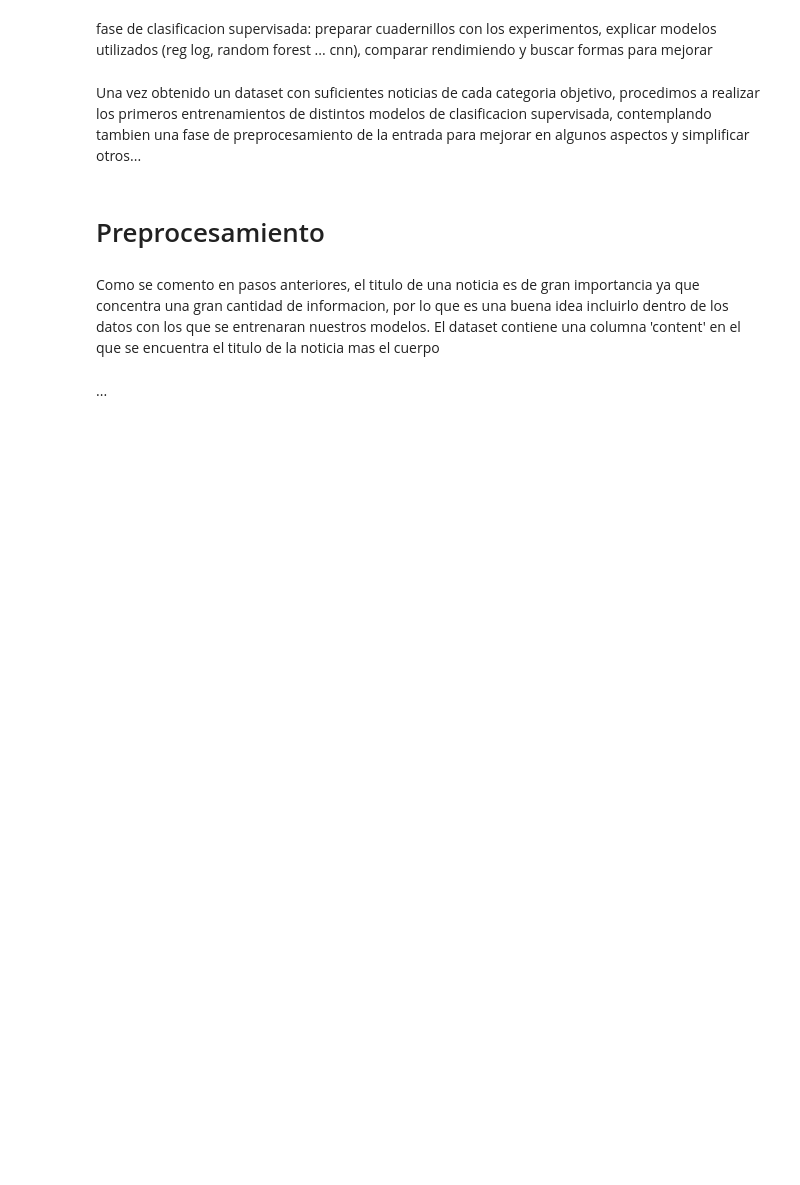
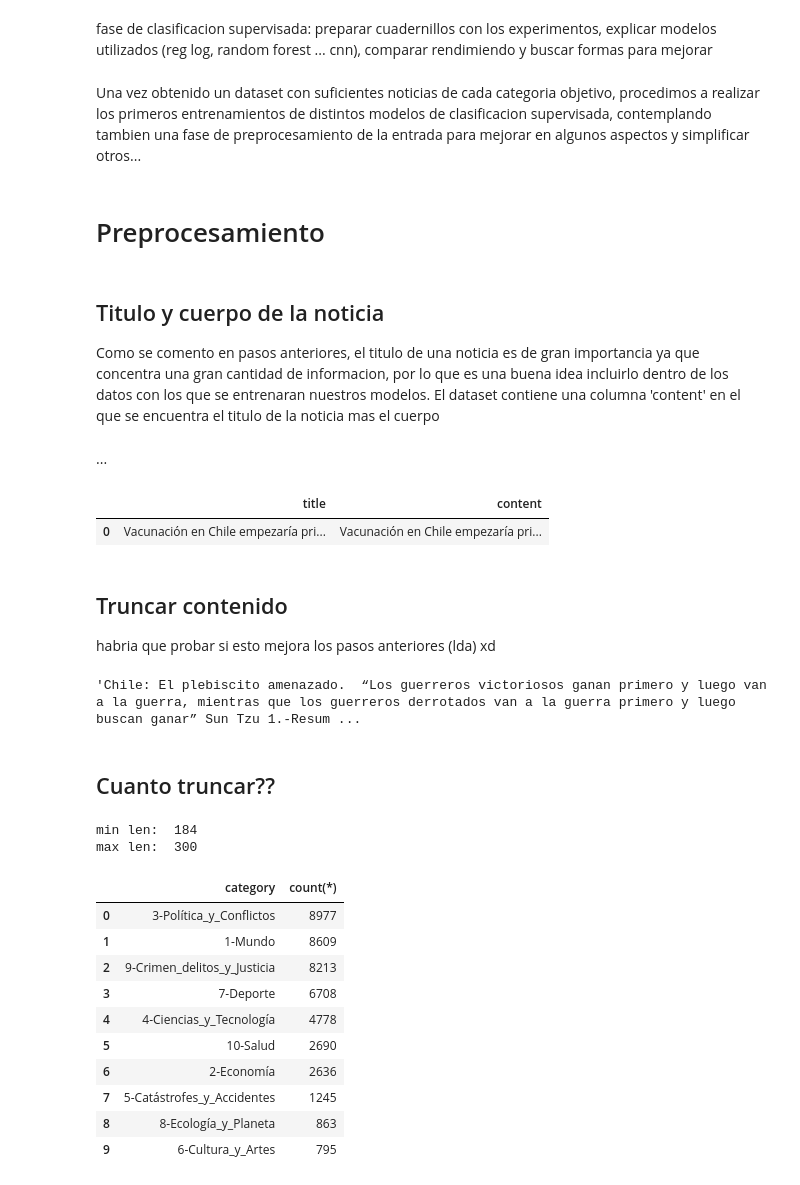
Before and after one commit to matiasbarram/INFO279-TAL-Proyecto, a Jupyter notebook: paso_4_primeros_modelos_clasificacion.ipynb, the cells around one changed output. Drawn from its saved outputs; the diff is of its cells as text; code cells hidden in the pictures; blank space fills up the shorter version.

Commit message:
avance paso 4

```diff
--- a/paso_4_primeros_modelos_clasificacion.ipynb
+++ b/paso_4_primeros_modelos_clasificacion.ipynb
@@ -5,6 +5,8 @@ Una vez obtenido un dataset con suficientes noticias de cada categoria objetivo,
 # %% [markdown]
 # Preprocesamiento
 # %% [markdown]
+## Titulo y cuerpo de la noticia
+
 Como se comento en pasos anteriores, el titulo de una noticia es de gran importancia ya que concentra una gran cantidad de informacion, por lo que es una buena idea incluirlo dentro de los datos con los que se entrenaran nuestros modelos. El dataset contiene una columna 'content' en el que se encuentra el titulo de la noticia mas el cuerpo
 # %% [markdown]
 ...
@@ -10,0 +20,18 @@ Como se comento en pasos anteriores, el titulo de una noticia es de gran importa
+# %%
+pd.set_option('display.max_colwidth', 200)
+df[['title', 'content']].head(1)
+# %% [output]
+|  | title | content |
+| 0 | Vacunación en Chile empezaría pri... | Vacunación en Chile empezaría pri... |
+# %% [markdown]
+## Truncar contenido
+
+
+habria que probar si esto mejora los pasos anteriores (lda) xd
+# %%
+lol = df.content.map(len).idxmax()
+df.iloc[lol].content # ?????
+# %% [output]
+'Chile: El plebiscito amenazado.  “Los guerreros victoriosos ganan primero y luego van a la guerra, mientras que los guerreros derrotados van a la guerra primero y luego buscan ganar” Sun Tzu 1.-Resum ...
+# %% [markdown]
+## Cuanto truncar??
@@ -10,0 +41,22 @@ Como se comento en pasos anteriores, el titulo de una noticia es de gran importa
+# %%
+print('min len: ', df.content.map(len).min())
+print('max len: ', df.content.map(len).max())
+# %% [output]
+min len:  184
+max len:  300
+# %%
+q="""SELECT category, count(*) FROM df GROUP BY category ORDER BY count(*) DESC;"""
+result=sqldf(q)
+result
+# %% [output]
+|  | category | count(*) |
+| 0 | 3-Política_y_Conflictos | 8977 |
+| 1 | 1-Mundo | 8609 |
+| 2 | 9-Crimen_delitos_y_Justicia | 8213 |
+| 3 | 7-Deporte | 6708 |
+| 4 | 4-Ciencias_y_Tecnología | 4778 |
+| 5 | 10-Salud | 2690 |
+| 6 | 2-Economía | 2636 |
+| 7 | 5-Catástrofes_y_Accidentes | 1245 |
+| 8 | 8-Ecología_y_Planeta | 863 |
+| 9 | 6-Cultura_y_Artes | 795 |
```
Also changed, not shown: parts of 33 cells of this notebook, 2 other files.
